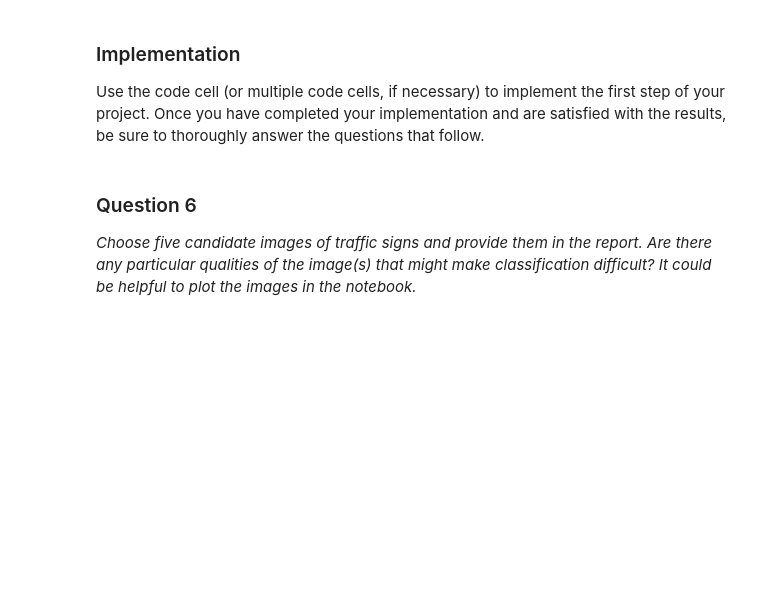
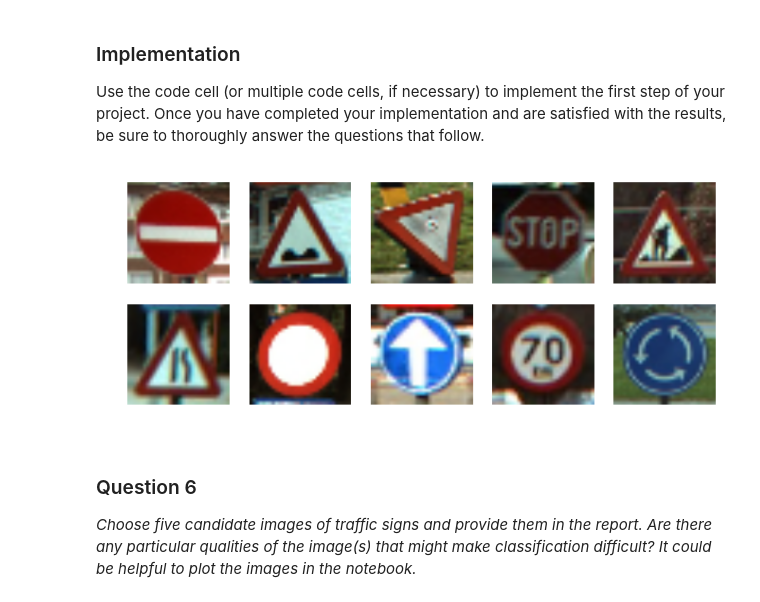
Before and after one commit to dankiman/CarND-Traffic-Sign-Classifier-Project-1, a Jupyter notebook: Traffic_Sign_Classifier.ipynb, the cells around one changed output. Drawn from its saved outputs; the diff is of its cells as text; code cells hidden in the pictures; blank space fills up the shorter version.

```diff
--- a/Traffic_Sign_Classifier.ipynb
+++ b/Traffic_Sign_Classifier.ipynb
@@ -349,10 +370,6 @@ I thought balanced dataset improve on the results. So, I built a jittered datase
 ### Feel free to use as many code cells as needed.
 import tensorflow as tf
 from sklearn.utils import shuffle
-
-EPOCHS = 10
-BATCH_SIZE = 128
-DROPOUT = 1.
 
 def weight_variable(shape):
     initial = tf.truncated_normal(shape, mean=0, stddev=0.1)
@@ -419,39 +436,16 @@ training_operation = optimizer.minimize(loss_operation)
 correct_prediction = tf.equal(tf.argmax(logits, 1), tf.argmax(one_hot_y, 1))
 accuracy_operation = tf.reduce_mean(tf.cast(correct_prediction, tf.float32))
 
-def evaluate(X_data, y_data, dropout):
+def evaluate(X_data, y_data):
     num_examples = len(X_data)
     total_accuracy, total_loss = 0, 0
     sess = tf.get_default_session()
     for offset in range(0, num_examples, BATCH_SIZE):
         batch_x, batch_y = X_data[offset:offset+BATCH_SIZE], y_data[offset:offset+BATCH_SIZE]
-        loss, accuracy =  sess.run([loss_operation, accuracy_operation], feed_dict={x: batch_x, y: batch_y, keep_prob: dropout})
+        loss, accuracy =  sess.run([loss_operation, accuracy_operation], feed_dict={x: batch_x, y: batch_y, keep_prob: 1.0})
         total_accuracy += (accuracy * batch_x.shape[0])
         total_loss     += (loss * batch_x.shape[0])
     return total_loss / num_examples, total_accuracy / num_examples
-
-with tf.Session() as sess:
-    sess.run(tf.global_variables_initializer())
-    num_examples = len(train_features)
-
-    print("Training...")
-    print()
-    for i in range(EPOCHS):
-        train_features, train_labels = shuffle(train_features, train_labels)
-        for offset in range(0, num_examples, BATCH_SIZE):
-            end = offset + BATCH_SIZE
-            batch_x, batch_y = train_features[offset:end], train_labels[offset:end]
-            loss = sess.run(training_operation, feed_dict={x: batch_x, y: batch_y, keep_prob: DROPOUT})
-
-        validation_loss, validation_accuracy = evaluate(valid_features, valid_labels, 1.)
-        print("EPOCH {} ...".format(i+1))
-        print("Validation Loss     = {:.3f}".format(validation_loss))
-        print("Validation Accuracy = {:.3f}".format(validation_accuracy))
-        print()
-
-    test_loss, test_accuracy = evaluate(test_features, test_labels, 1.)
-    print("Test Loss     = {:.3f}".format(test_loss))
-    print("Test Accuracy = {:.3f}".format(test_accuracy))
 # %% [markdown]
 ### Question 3
 
@@ -475,9 +469,9 @@ Hidden layers are:
 # %%
 ### Train your model here.
 ### Feel free to use as many code cells as needed.
-EPOCHS = 30
+EPOCHS = 20
 BATCH_SIZE = 128
-DROPOUT = 1
+DROPOUT = 1.0
 
 saver = tf.train.Saver()
 
@@ -494,13 +488,13 @@ with tf.Session() as sess:
             batch_x, batch_y = train_features[offset:end], train_labels[offset:end]
             loss = sess.run(training_operation, feed_dict={x: batch_x, y: batch_y, keep_prob: DROPOUT})
 
-        validation_loss, validation_accuracy = evaluate(valid_features, valid_labels, 1.)
+        validation_loss, validation_accuracy = evaluate(valid_features, valid_labels)
         print("EPOCH {} ...".format(i+1))
         print("Validation Loss     = {:.3f}".format(validation_loss))
         print("Validation Accuracy = {:.3f}".format(validation_accuracy))
         print()
 
-    test_loss, test_accuracy = evaluate(test_features, test_labels, 1.)
+    test_loss, test_accuracy = evaluate(test_features, test_labels)
     print("Test Loss     = {:.3f}".format(test_loss))
     print("Test Accuracy = {:.3f}".format(test_accuracy))
 
@@ -545,22 +557,24 @@ Use the code cell (or multiple code cells, if necessary) to implement the first
 # %%
 ### Load the images and plot them here.
 ### Feel free to use as many code cells as needed.
 import os, fnmatch
 import matplotlib.image as img
 
 images = []
 for image in fnmatch.filter(os.listdir('./new_images'), '*.png'):
     images.append(img.imread('./new_images/'+image, cv2.CV_8UC1))
 
 plt.figure(figsize=(8, 8))
 for i in range(len(images)):
     plt.subplot(5, 5, i+1)
     plt.axis('off')
     plt.imshow(images[i])
 
-new_images = np.array([rgb_clahe(img) for img in images])
+new_images = np.array([rgb_clahe(img) for img in images], dtype=np.float32)
 
 new_labels = np.array([17, 22, 13, 14, 25, 24, 15, 35, 4, 40])
+# %% [output]
+[figure, added]
 # %% [markdown]
 ### Question 6
 
```
Also changed, not shown: parts of 7 cells of this notebook, 6 other files.
